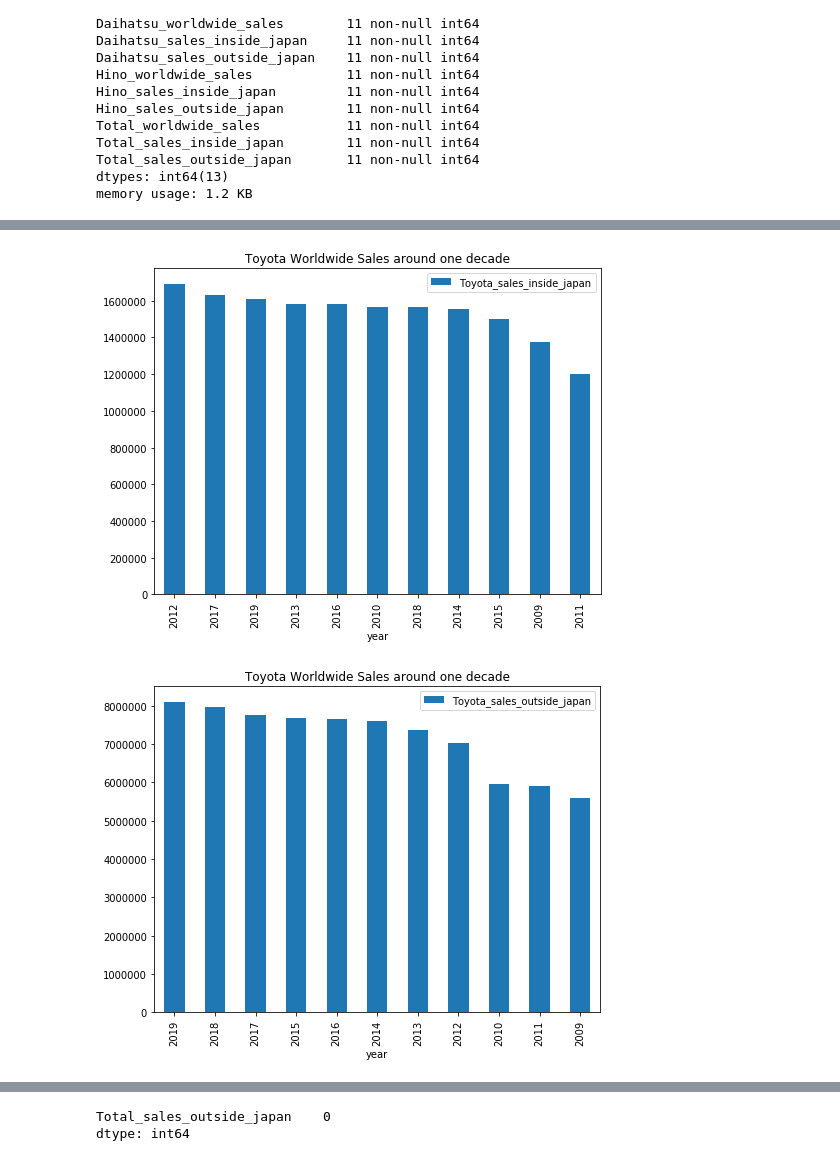
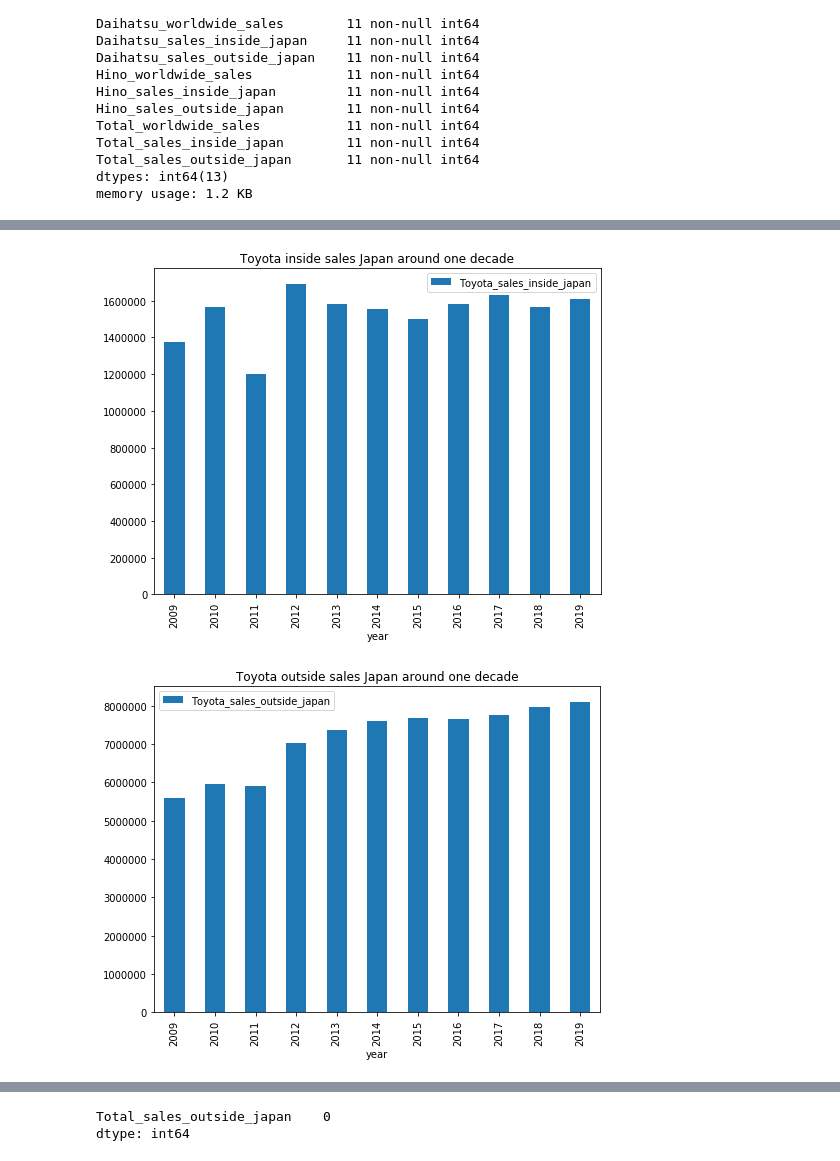
Before and after one commit to karl-johan-grahn/toyota-analysis, a Jupyter notebook: Toyota_car_price_data_analysis.ipynb, the cells around one changed output, grey strips where cells are left out. Saved outputs shown, nothing was run; the diff lists cells and outputs as text; code cells hidden in the pictures.

```diff
--- a/Toyota_car_price_data_analysis.ipynb
+++ b/Toyota_car_price_data_analysis.ipynb
@@ -58,18 +58,18 @@ Total_sales_outside_japan       11 non-null int64
 dtypes: int64(13)
 memory usage: 1.2 KB
 # %%
-df = pd.DataFrame(sales.groupby(['year'])['Toyota_worldwide_sales'].mean().sort_values(ascending = False))
+df = pd.DataFrame(sales.groupby(['year'])['Toyota_worldwide_sales'].mean())
 df.plot.bar(figsize=(8,6))
-plt.title('Toyota Worldwide Sales around one decade')
+plt.title('Toyota worldwide sales around one decade')
 plt.show()
 
-df = pd.DataFrame(sales.groupby(['year'])['Toyota_sales_inside_japan'].mean().sort_values(ascending = False))
+df = pd.DataFrame(sales.groupby(['year'])['Toyota_sales_inside_japan'].mean())
 df.plot.bar(figsize=(8,6))
-plt.title('Toyota Worldwide Sales around one decade')
+plt.title('Toyota inside sales Japan around one decade')
 plt.show()
 
-df = pd.DataFrame(sales.groupby(['year'])['Toyota_sales_outside_japan'].mean().sort_values(ascending = False))
+df = pd.DataFrame(sales.groupby(['year'])['Toyota_sales_outside_japan'].mean())
 df.plot.bar(figsize=(8,6))
-plt.title('Toyota Worldwide Sales around one decade')
+plt.title('Toyota outside sales Japan around one decade')
 plt.show()
 # %% [output]
@@ -77,3 +77,3 @@ plt.show()
-[figure, old version]
+[figure, new version]
-[figure, old version]
+[figure, new version]
 # %%
```
Also changed, not shown: parts of 4 cells of this notebook.
